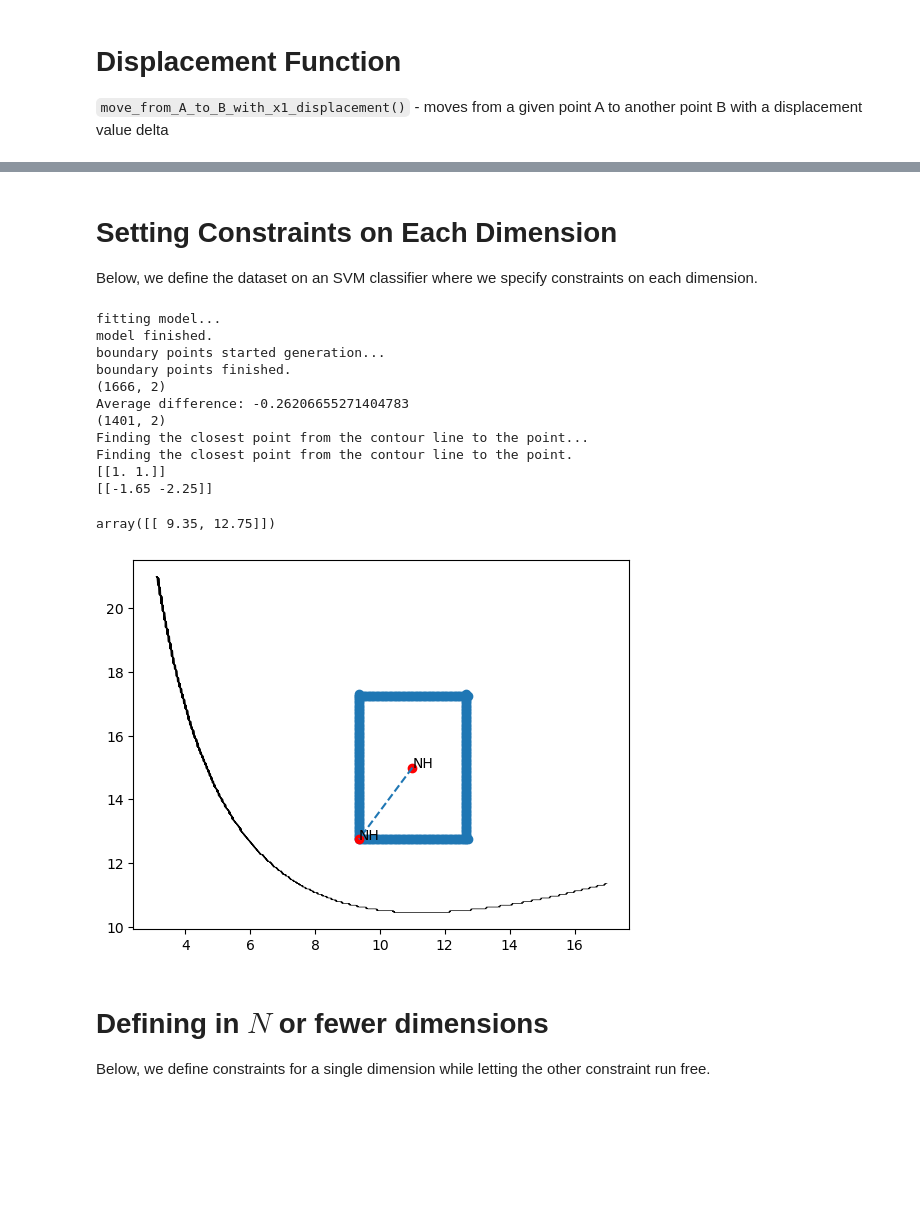
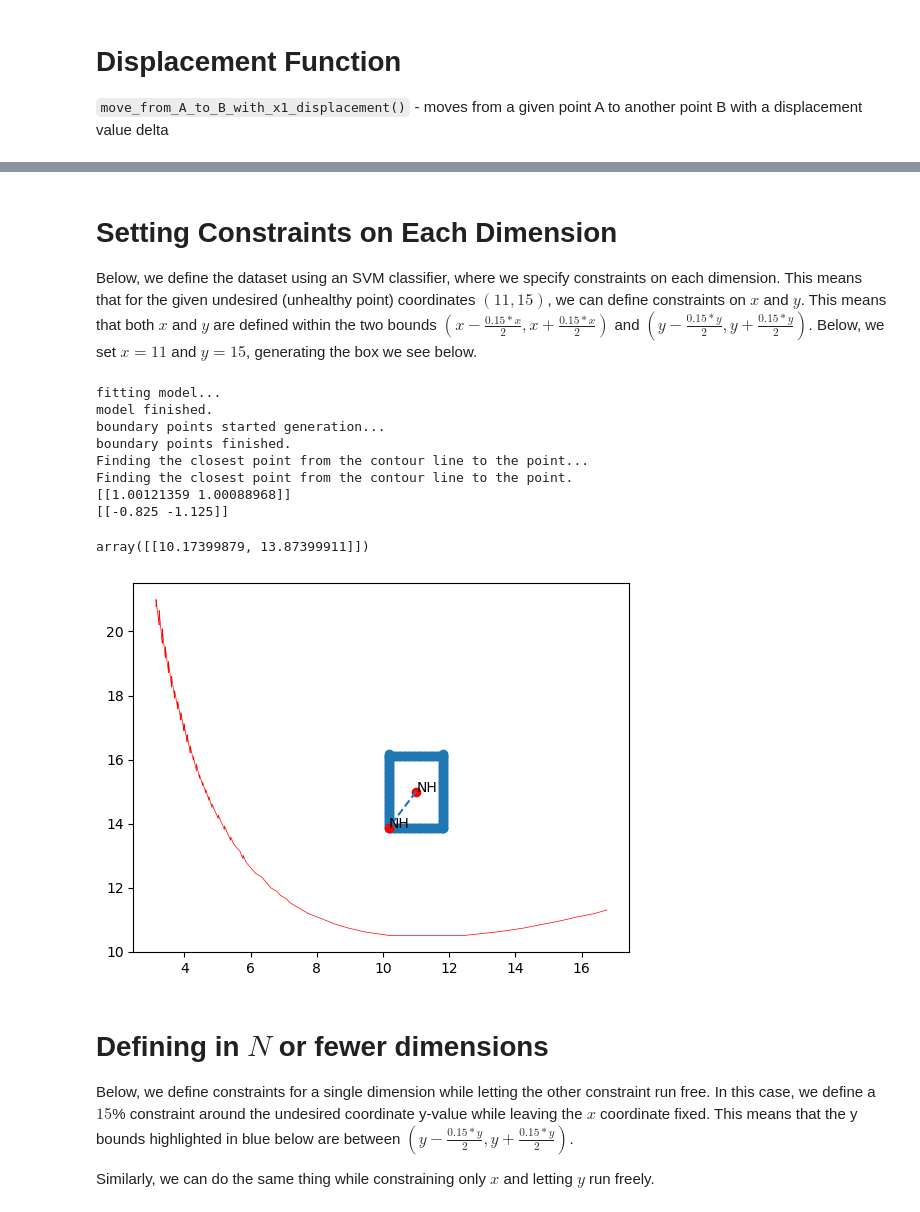
Before and after one commit to dsin85691/SSBA_For_Counterfactuals, a Jupyter notebook: meeting_notebook.ipynb, the cells around one changed output, grey strips where cells are left out. Cells and saved outputs as stored; diff of their text form; code cells hidden in the pictures; blank space fills up the shorter version.

````diff
--- a/meeting_notebook.ipynb
+++ b/meeting_notebook.ipynb
@@ -122,7 +125,7 @@ def closest_border_point(border_points, contour):
 
 ```move_from_A_to_B_with_x1_displacement()``` - moves from a given point A to another point B with a displacement value delta
 # %%
-def move_from_A_to_B_with_x1_displacement(A, B, deltas):
+def move_from_A_to_B_with_x1_displacement(A, B, deltas, epsilon=1e-3):
     """
     Move from point A to point B in n-dimensional space with a desired movement in the x1 dimension.
 
@@ -141,7 +144,7 @@ def move_from_A_to_B_with_x1_displacement(A, B, deltas):
     D = B - A
 
     # Calculate the scaling factor t for the desired movement in x1
-    t = deltas / D  # D[0] is the x1 component of the direction vector
+    t = deltas / (D + epsilon)   # D[0] is the x1 component of the direction vector
 
     # Calculate the new point P based on t
     P = A + t * D
@@ -309,6 +360,6 @@ def constraint_bounds(contours, datapt, constraints):
 # %%
 # Algorithm that determines the point that is closest to the decision boundary from a specified data point (undesired_coords)
-def optimal_point(dataset, model, desired_class, undesired_coords, resolution=100, point_epsilon=0.1, epsilon=0.01, changes=[]):
+def optimal_point(dataset, model, desired_class, original_class, undesired_coords, resolution=100, point_epsilon=0.1, epsilon=0.01, constraints=[], deltas=[]):
 
     X_train, y_train = dataset.iloc[:, 0:dataset.shape[1]-1], dataset.iloc[:, -1]
     n_features = X_train.shape[1]
@@ -317,17 +368,13 @@ def optimal_point(dataset, model, desired_class, undesired_coords, resolution=10
     model.fit(X_train, y_train)
     print("model finished.")
 
-    # Generate points on multi-dimensional contour
     print("boundary points started generation...")
-    boundary_points = compute_decision_boundary_points_all_features(model, X_train.to_numpy(), resolution=resolution, epsilon=point_epsilon)
+    boundary_points = compute_decision_boundary_points_all_features(model, X_train, resolution=resolution, epsilon=point_epsilon)
     print("boundary points finished.")
-    print(boundary_points.shape)
-    contours = np.unique(boundary_points, axis=0)
 
-    probs = model.predict_proba(contours)
-    average_diff = np.mean(probs[:, 0] - probs[:, 1])
-    print("Average difference:", average_diff)
-    print(contours.shape)
+    # Fitting the boundary points to the constraints provided by the real world
+    contours = real_world_constraints(points=boundary_points, undesired_coords=undesired_coords, constraints=constraints)
+    contours = contours.to_numpy()
     # print("Generating the final contour for multi-dimensional interpolation finished.")
     # contours = boundary_points
     undesired_datapt = np.reshape(np.array(list(undesired_coords)), (1, -1))
@@ -335,28 +382,28 @@ def optimal_point(dataset, model, desired_class, undesired_coords, resolution=10
     print("Finding the closest point from the contour line to the point...")
     optimal_datapt = closest_point(undesired_datapt, contour=contours)
     print("Finding the closest point from the contour line to the point.")
-    plt.plot(contours[:,0], contours[:,1], lw=0.5, color='black')
+    plt.plot(contours[:,0], contours[:,1], lw=0.5, color='red')
 
-    if desired_class == 1:
+    if desired_class != original_class:
         D = optimal_datapt - undesired_datapt
         deltas = D * (1+epsilon)
         optimal_datapt = move_from_A_to_B_with_x1_displacement(undesired_datapt, optimal_datapt, deltas=deltas)
-    elif desired_class == -1:
+    else:
         closest_boundedpt = None
-        constraints, len_constr = det_constraints(datapt=undesired_datapt[0], changes=changes)
+        deltas, len_constr = det_constraints(datapt=undesired_datapt[0], changes=deltas)
         bounded_contour_pts = None
         #print(undesired_datapt.shape)
         if len_constr > n_features:
             raise Exception("There cannot be more constraints than features")
         elif len_constr == n_features:
-            bounded_contour_pts = get_multi_dim_border_points(center=undesired_datapt[0], extents=constraints, step=0.05)
+            bounded_contour_pts = get_multi_dim_border_points(center=undesired_datapt[0], extents=deltas, step=0.05)
             np_bounded_contour = np.array(bounded_contour_pts)
             x_values, y_values = np_bounded_contour[:,0], np_bounded_contour[:, 1]
             plt.scatter(x_values, y_values, marker='o')
             closest_boundedpt = closest_border_point(bounded_contour_pts, contour=contours)
         else:
             # Generate bounded contour points
-            bounded_contour_pts = constraint_bounds(contours, undesired_datapt, constraints)
+            bounded_contour_pts = constraint_bounds(contours, undesired_datapt, deltas)
             closest_boundedpt = closest_point(point=undesired_datapt, contour=bounded_contour_pts)
 
         D = closest_boundedpt - undesired_datapt
@@ -391,28 +449,27 @@ array([[10.42361032, 10.21412607]])
 # %% [markdown]
 # Setting Constraints on Each Dimension
 
-Below, we define the dataset on an SVM classifier where we specify constraints on each dimension.
+Below, we define the dataset using an SVM classifier, where we specify constraints on each dimension. This means that for the given undesired (unhealthy point) coordinates $(11,15)$, we can define constraints on $x$ and $y$. This means that both $x$ and $y$ are defined within the two bounds $(x - \frac{0.15*x}{2}, x + \frac{0.15*x}{2})$ and $(y - \frac{0.15*y}{2}, y + \frac{0.15*y}{2})$. Below, we set $x = 11$ and $y = 15$, generating the box we see below.
 # %%
-optimal_projection = optimal_point(df, svm_classifier, resolution=300, undesired_coords=(11,15), desired_class=-1, point_epsilon=0.1, epsilon=0.01, changes=[15,15])
+optimal_projection = optimal_point(df, svm_classifier, desired_class=1, original_class=1, resolution=150, undesired_coords=(11,15), point_epsilon=0.1, epsilon=0.07, constraints=[], deltas=[15,15])
 optimal_projection
 # %% [output]
 fitting model...
 model finished.
 boundary points started generation...
 boundary points finished.
-(1666, 2)
-Average difference: -0.26206655271404783
-(1401, 2)
 Finding the closest point from the contour line to the point...
 Finding the closest point from the contour line to the point.
-[[1. 1.]]
-[[-1.65 -2.25]]
+[[1.00121359 1.00088968]]
+[[-0.825 -1.125]]
-array([[ 9.35, 12.75]])
+array([[10.17399879, 13.87399911]])
-[figure, old version]
+[figure, new version]
 # %% [markdown]
 # Defining in $N$ or fewer dimensions
 
-Below, we define constraints for a single dimension while letting the other constraint run free.
+Below, we define constraints for a single dimension while letting the other constraint run free. In this case, we define a $15$% constraint around the undesired coordinate y-value while leaving the $x$ coordinate fixed. This means that the y bounds highlighted in blue below are between $(y - \frac{0.15*y}{2}, y + \frac{0.15*y}{2})$.
+
+Similarly, we can do the same thing while constraining only $x$ and letting $y$ run freely.
 # %%
 optimal_projection = optimal_point(df, svm_classifier, resolution=300, undesired_coords=(11,15), desired_class=-1, point_epsilon=0.1, epsilon=0.01, changes=[None, 15])
 optimal_projection
````
Also changed, not shown: parts of 37 cells of this notebook.
